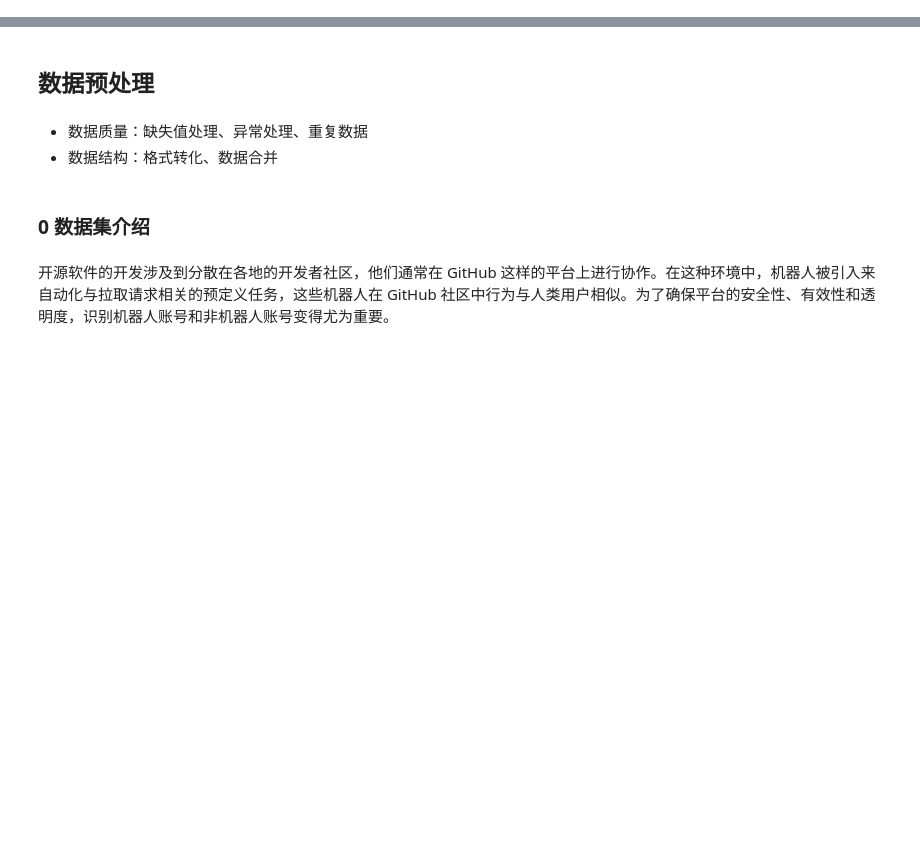
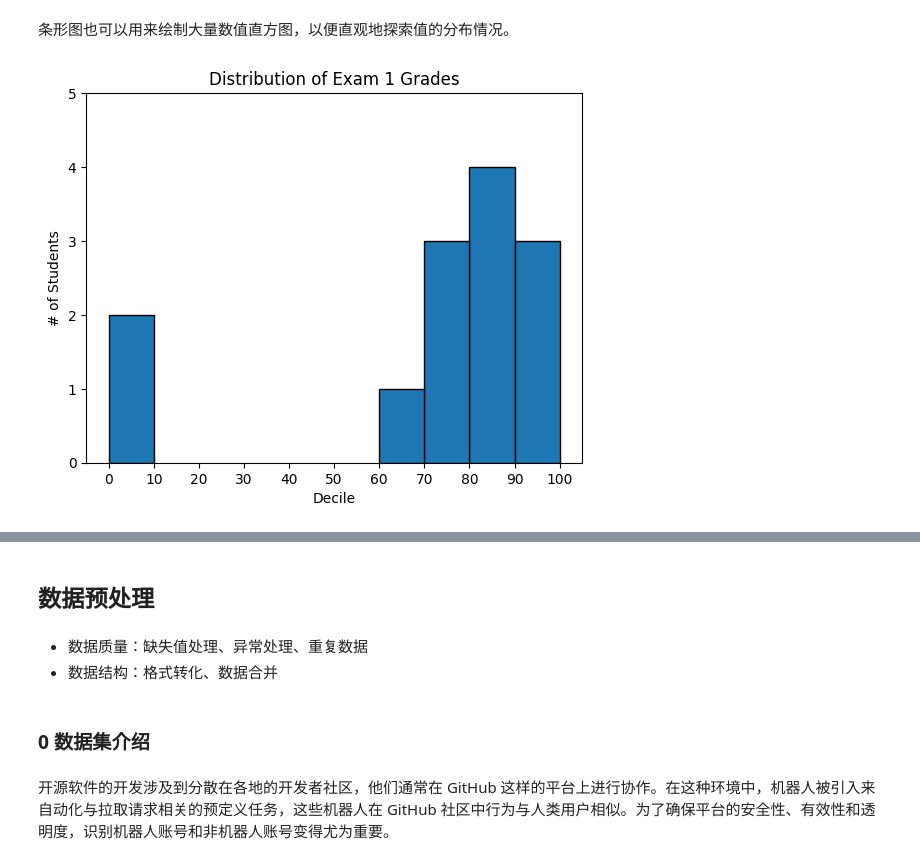
Before and after one commit to ECNU/Data-Thinking-and-Practice, a Jupyter notebook: Lab/Lab04/lab04.ipynb, the cells around one changed output, grey strips where cells are left out. Drawn from its saved outputs; the diff is of its cells as text; code cells hidden in the pictures; blank space fills up the shorter version.

```diff
--- a/Lab/Lab04/lab04.ipynb
+++ b/Lab/Lab04/lab04.ipynb
@@ -0,0 +44,26 @@
+# %% [markdown]
+条形图也可以用来绘制大量数值直方图，以便直观地探索值的分布情况。
+# %%
+from collections import Counter
+
+grades = [83, 95, 91, 87, 70, 0, 85, 82, 100, 67, 73, 77, 0]
+
+# 将成绩按十位数分桶，但将 100 放在 90 位数中
+# Counter 类会将一个列表转换为字典，键是列表中的元素，值是该元素在列表中出现的次数。
+histogram = Counter(min(grade // 10 * 10, 90) for grade in grades)
+
+plt.bar([x + 5 for x in histogram.keys()],  # 将条形图向右移动 5 个单位
+        histogram.values(),                 # 给每个条形图正确的高度
+        10,                                 # 给每个条形图正确的宽度
+        edgecolor=(0, 0, 0))                # 为每个条形图添加黑色边框
+
+plt.axis([-5, 105, 0, 5])                   # x-axis from -5 to 105,
+                                            # y-axis from 0 to 5
+
+plt.xticks([10 * i for i in range(11)])     # x-axis labels at 0, 10, ..., 100
+plt.xlabel("Decile")
+plt.ylabel("# of Students")
+plt.title("Distribution of Exam 1 Grades")
+plt.show()
+# %% [output]
+[figure, added]
```
Also changed, not shown: parts of 18 cells of this notebook.
